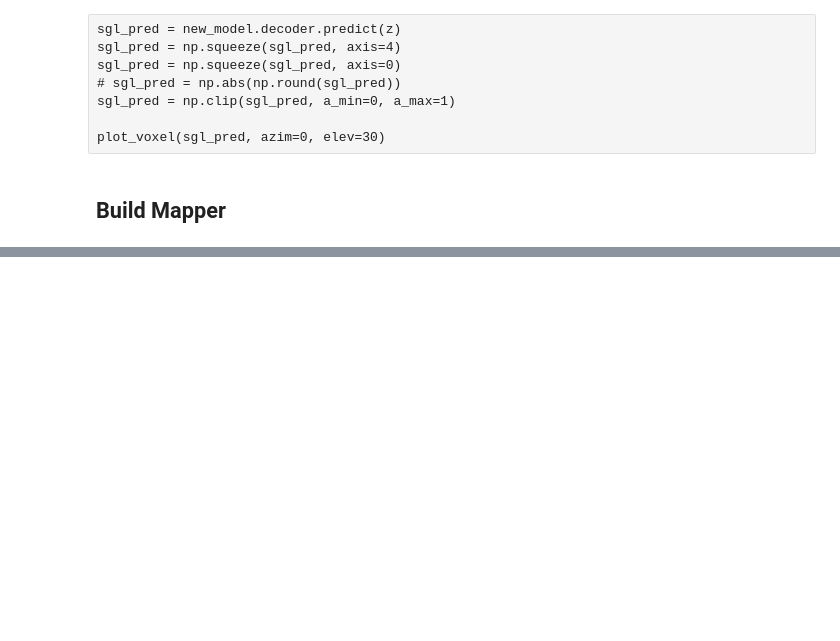
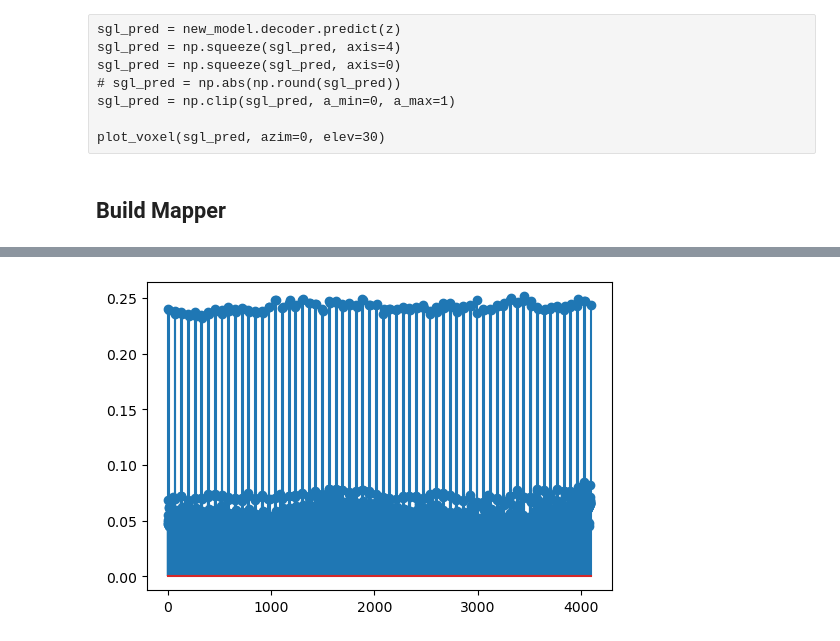
Before and after one commit to JacobTh98/3dIT, a Jupyter notebook: 3d_vae.ipynb, the cells around one changed output, grey strips where cells are left out. Cells and saved outputs as stored; diff of their text form; code cells hidden in the pictures; blank space fills up the shorter version.

```diff
--- a/3d_vae.ipynb
+++ b/3d_vae.ipynb
@@ -121,3 +166,17 @@ l_path = "measurements/acryl_skip_8_d_30/"
 json_data = read_json_file(l_path + "info.json")
 hitbox = HitBox(**json_data["HitBox"])
 tank = TankProperties32x2(**json_data["TankProperties32x2"])
+# %%
+empty_tank_before = list()
+for path in np.sort(glob.glob(l_path + "empty_tank/b*")):
+    print(path)
+    tmp = np.load(path, allow_pickle=True)
+    empty_tank_before.append(np.abs(get_measured_potential(tmp, shape_type="vector")))
+empty_tank_before = np.array(empty_tank_before)
+
+empty_tank_after = list()
+for path in np.sort(glob.glob(l_path + "empty_tank/a*")):
+    print(path)
+    tmp = np.load(path, allow_pickle=True)
+    empty_tank_after.append(np.abs(get_measured_potential(tmp, shape_type="vector")))
+empty_tank_after = np.array(empty_tank_after)
@@ -124 +194,11 @@ tank = TankProperties32x2(**json_data["TankProperties32x2"])
+# %%
+mean_bf = np.mean(empty_tank_before[1:], axis=0)
+mean_af = np.mean(empty_tank_after[:], axis=0)
+# mean ground value:
+mean_ground = np.mean([mean_bf, mean_af], axis=0)
+plt.figure(figsize=(6, 4))
+plt.stem(mean_ground)
+plt.show()
+# %% [output]
+[figure, added]
 # %%
```
Also changed, not shown: parts of 33 cells of this notebook, 7 other files.
